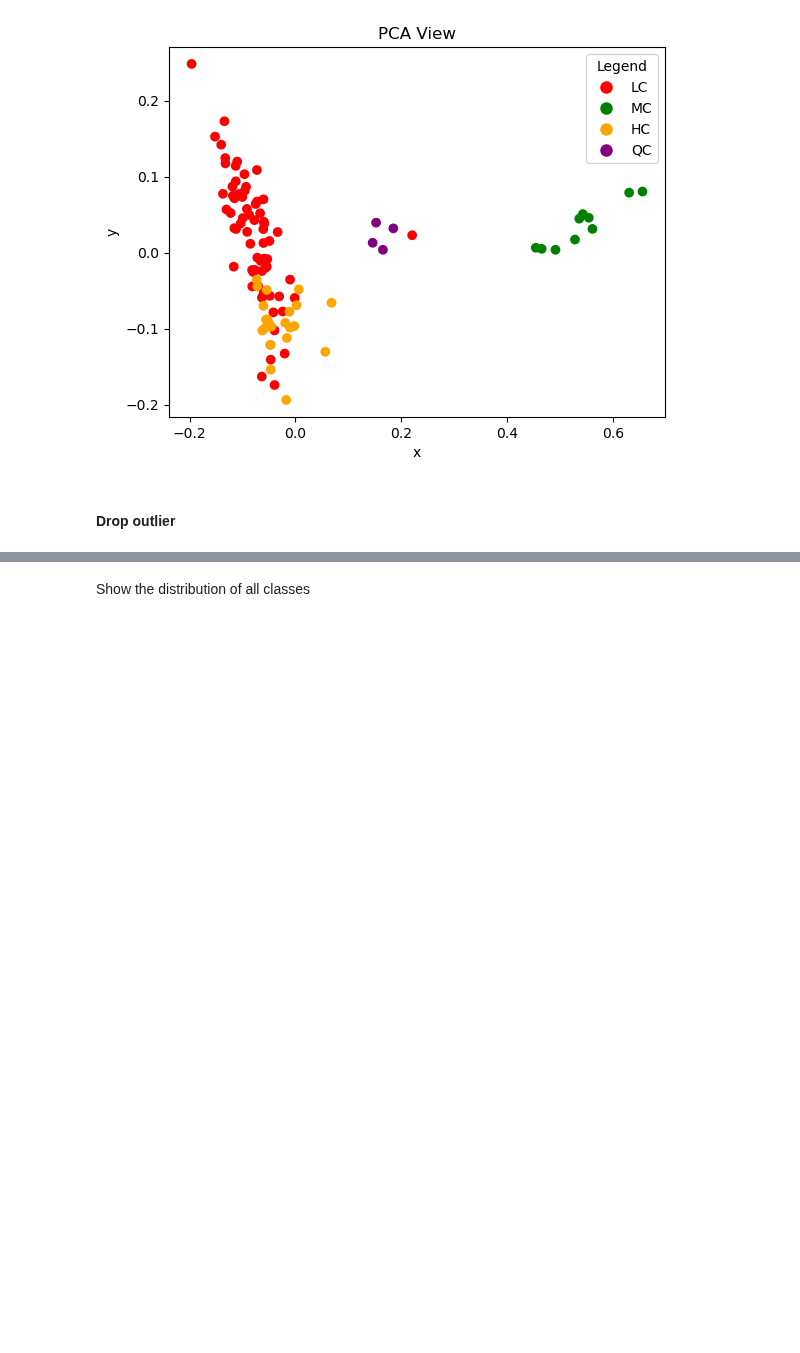
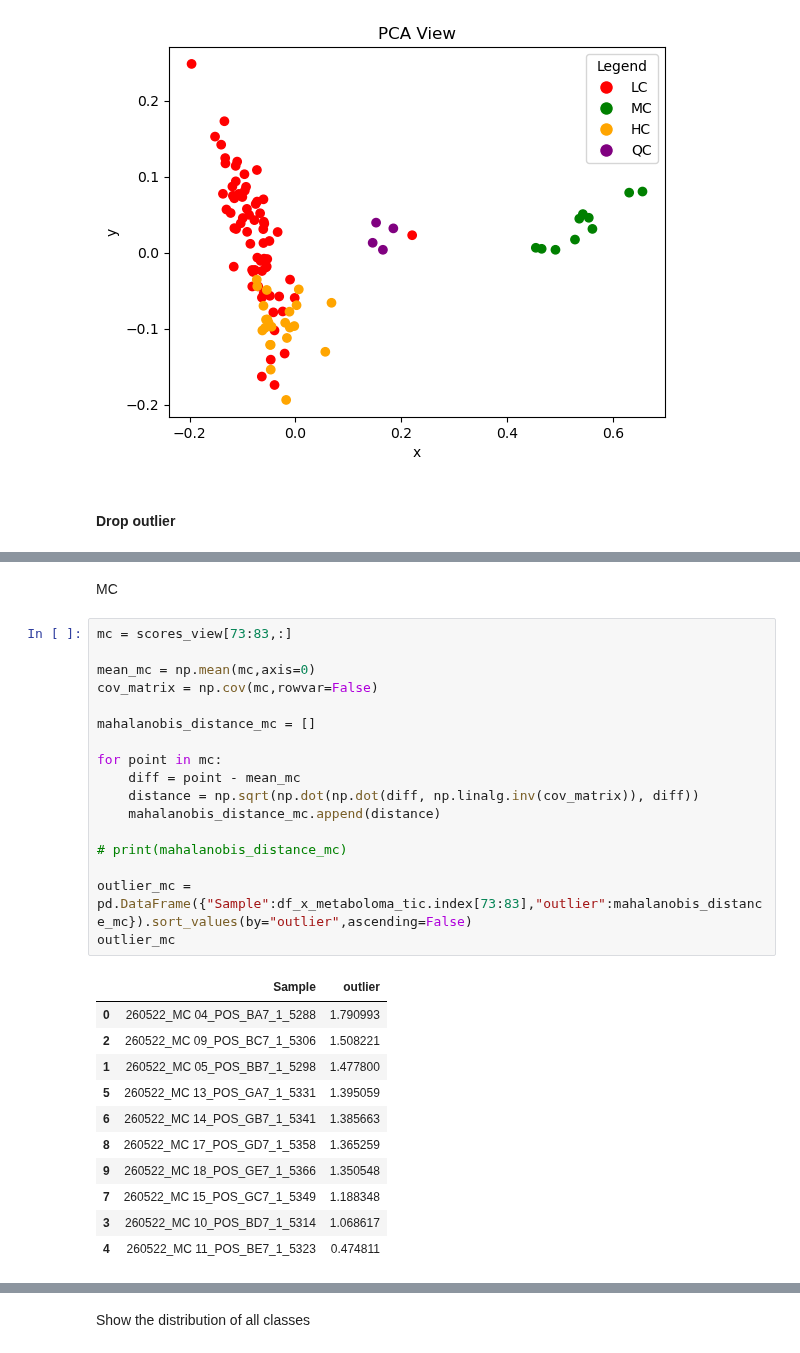
Before and after one commit to Bvs00/AI4ODA_projectwork, a Jupyter notebook: notebook_metaboloma_findModel_TIC.ipynb, the cells around one changed output, grey strips where cells are left out. Drawn from its saved outputs; the diff is of its cells as text; blank space fills up the shorter version.

```diff
--- a/notebook_metaboloma_findModel_TIC.ipynb
+++ b/notebook_metaboloma_findModel_TIC.ipynb
@@ -219,0 +268,31 @@ plt.show()
+# %% [markdown]
+MC
+# %%
+mc = scores_view[73:83,:]
+
+mean_mc = np.mean(mc,axis=0)
+cov_matrix = np.cov(mc,rowvar=False)
+
+mahalanobis_distance_mc = []
+
+for point in mc:
+    diff = point - mean_mc
+    distance = np.sqrt(np.dot(np.dot(diff, np.linalg.inv(cov_matrix)), diff))
+    mahalanobis_distance_mc.append(distance)
+
+# print(mahalanobis_distance_mc)
+
+outlier_mc = pd.DataFrame({"Sample":df_x_metaboloma_tic.index[73:83],"outlier":mahalanobis_distance_mc}).sort_values(by="outlier",ascending=False)
+outlier_mc
+# %% [output]
+|  | Sample | outlier |
+| 0 | 260522_MC 04_POS_BA7_1_5288 | 1.790993 |
+| 2 | 260522_MC 09_POS_BC7_1_5306 | 1.508221 |
+| 1 | 260522_MC 05_POS_BB7_1_5298 | 1.477800 |
+| 5 | 260522_MC 13_POS_GA7_1_5331 | 1.395059 |
+| 6 | 260522_MC 14_POS_GB7_1_5341 | 1.385663 |
+| 8 | 260522_MC 17_POS_GD7_1_5358 | 1.365259 |
+| 9 | 260522_MC 18_POS_GE7_1_5366 | 1.350548 |
+| 7 | 260522_MC 15_POS_GC7_1_5349 | 1.188348 |
+| 3 | 260522_MC 10_POS_BD7_1_5314 | 1.068617 |
+| 4 | 260522_MC 11_POS_BE7_1_5323 | 0.474811 |
```
Also changed, not shown: parts of 28 cells of this notebook, 1 other file.
